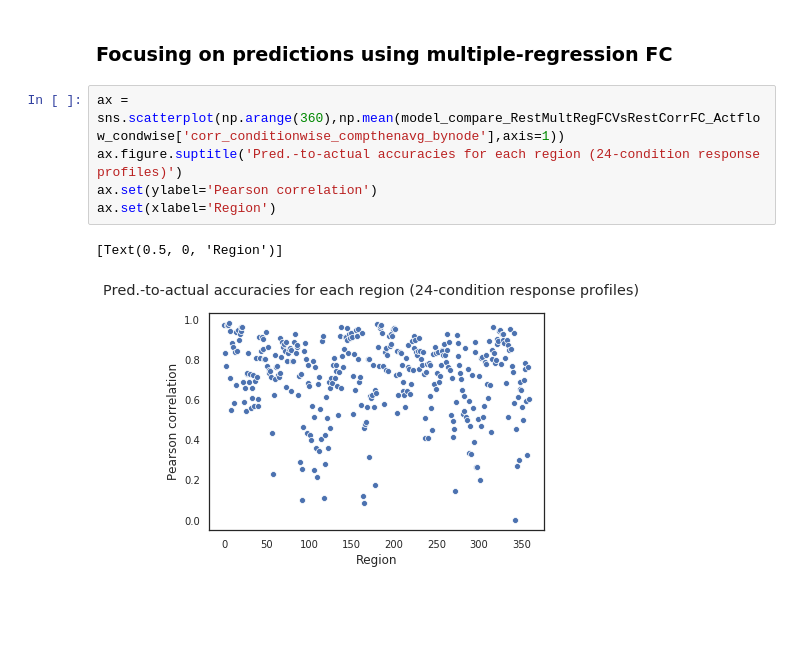
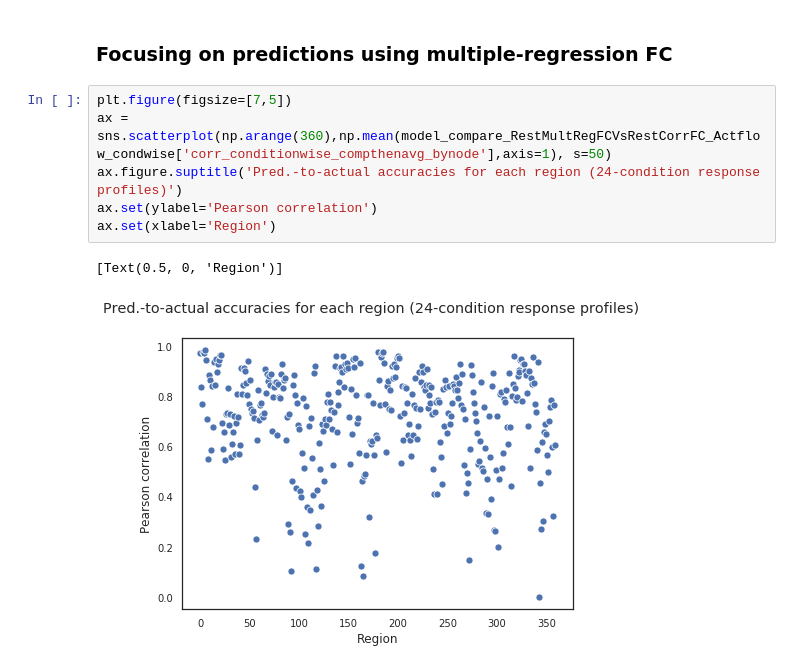
Before and after one commit to ColeLab/ActflowToolbox, a Jupyter notebook: examples/HCP_example.ipynb, the cells around one changed output. Cells and saved outputs as stored; diff of their text form; blank space fills up the shorter version.

Commit message:
Updated plots

```diff
--- a/examples/HCP_example.ipynb
+++ b/examples/HCP_example.ipynb
@@ -262,11 +263,12 @@ Note: Pearson r and Pearson r^2 are scale-invariant, while R^2 and MAE are not.
 # %% [markdown]
 ### Focusing on predictions using multiple-regression FC
 # %%
-ax = sns.scatterplot(np.arange(360),np.mean(model_compare_RestMultRegFCVsRestCorrFC_Actflow_condwise['corr_conditionwise_compthenavg_bynode'],axis=1))
+plt.figure(figsize=[7,5])
+ax = sns.scatterplot(np.arange(360),np.mean(model_compare_RestMultRegFCVsRestCorrFC_Actflow_condwise['corr_conditionwise_compthenavg_bynode'],axis=1), s=50)
 ax.figure.suptitle('Pred.-to-actual accuracies for each region (24-condition response profiles)')
 ax.set(ylabel='Pearson correlation')
 ax.set(xlabel='Region')
 # %% [output]
 [Text(0.5, 0, 'Region')]
-[figure, old version]
+[figure, new version]
 # %%
```
Also changed, not shown: parts of 5 cells of this notebook.
